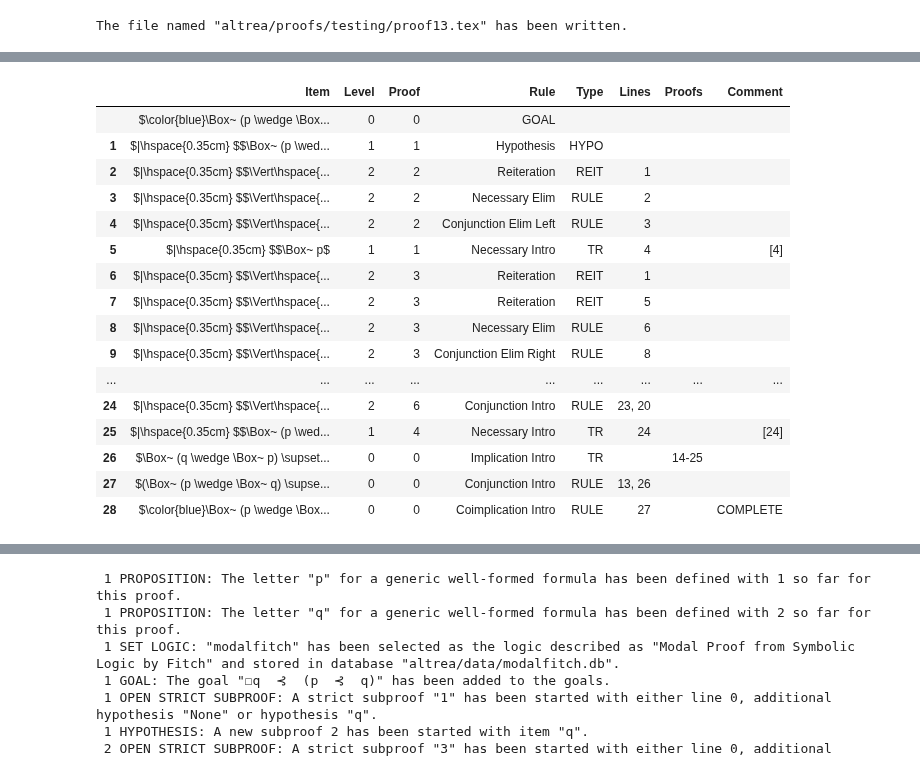
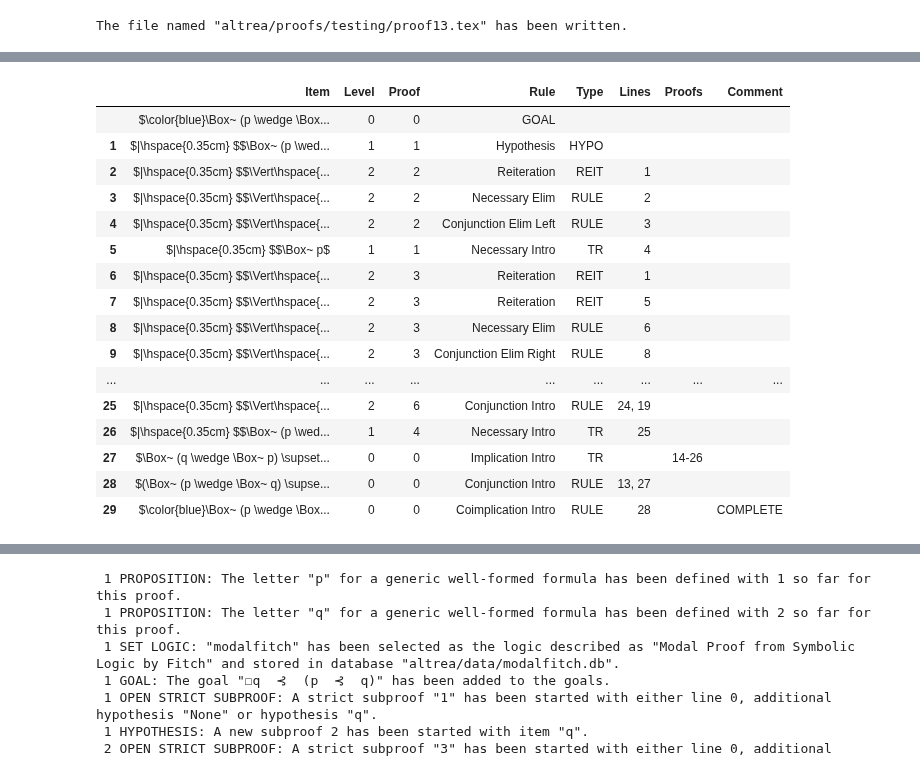
Before and after one commit to FrankHubeny/AltRea, a Jupyter notebook: modalfitch.ipynb, the cells around one changed output, grey strips where cells are left out. Cells and saved outputs as stored; diff of their text form; code cells hidden in the pictures.

```diff
--- a/modalfitch.ipynb
+++ b/modalfitch.ipynb
@@ -121,3 +117,12 @@ c.truthtable(useint=1)
 | 1 | 1 | $\parallel $ |  | 1 | $\color{green}\checkmark$ |
 | 2 | 0 | $\parallel $ |  | 0 | $\color{red}\chi$ |
 |  |  |  | Invalid |  |  |
+# %%
+from IPython.display import display, Math, Latex, display_markdown, HTML
+import pandas as pd
+pd.options.display.max_colwidth=500
+from altrea.wffs import *
+from altrea.rules import Proof
+c = Proof()
+c.setlogic("modalfitch")
+display(c.lemmas())
@@ -1046,61 +968,68 @@ from altrea.wffs import Wff, Implies, Not, Or, And, Necessary, StrictImplies, If
 from altrea.rules import Proof
 
 ex3 = Proof('ex3', 'Exercise 3', 'Exercise 3')
 p = ex3.proposition('p')
 q = ex3.proposition('q')
 ex3.setlogic('modalfitch')
+
 ex3.goal(Iff(Necessary(And(p, Necessary(q))), Necessary(And(q, Necessary(p)))))
-#ex3.hypothesis(Necessary(And(p, Necessary(q))))
+
+ex3.opensubproof()
 ex3.hypothesis(ex3.item(0).left)
-ex3.openstrictsubproof(1)
-#ex3.rule('nec elim', [And(p, Necessary(q))], [2])
+ex3.openstrictsubproof()
+ex3.reiterate(1)
 ex3.rule('nec elim', [ex3.item(2).wff], [2])
 ex3.rule('conj elim l', [p, Necessary(q)], [3])
-ex3.necessary_intro([4])
-ex3.openstrictsubproof(1)
+ex3.necessary_intro()
+ex3.openstrictsubproof()
+ex3.reiterate(1)
 ex3.reiterate(5)
-ex3.rule('nec elim', [And(p, Necessary(q))], [6])
+ex3.rule('nec elim', [ex3.item(6).wff], [6])
 ex3.rule('conj elim r', [p, Necessary(q)], [8])
 ex3.rule('nec elim', [q], [9])
 ex3.rule('conj intro', [q, Necessary(p)], [10, 7])
-ex3.necessary_intro([11])
+ex3.necessary_intro()
 ex3.implication_intro()
 
+ex3.opensubproof()
 ex3.hypothesis(ex3.item(0).right)
-ex3.openstrictsubproof(14)
+ex3.openstrictsubproof()
+ex3.reiterate(14)
 ex3.rule('nec elim', [ex3.item(15).wff], [15])
 ex3.rule('conj elim l', [ex3.item(16).left, ex3.item(16).right], [16])
-ex3.necessary_intro([17])
-ex3.openstrictsubproof(14)
+ex3.necessary_intro()
+ex3.openstrictsubproof()
 ex3.reiterate(18)
 ex3.rule('nec elim', [ex3.item(19).wff], [19])
-ex3.rule('conj elim r', [ex3.item(21).left, ex3.item(21).right], [21])
-ex3.rule('nec elim', [ex3.item(22).wff], [22])
-ex3.rule('conj intro', [ex3.item(23), ex3.item(20)], [23, 20])
-ex3.necessary_intro([24])
+ex3.reiterate(14)
+ex3.rule('nec elim', [ex3.item(21).wff], [21])
+ex3.rule('conj elim r', [ex3.item(22).left, ex3.item(22).right], [22])
+ex3.rule('nec elim', [ex3.item(23).wff], [23])
+ex3.rule('conj intro', [ex3.item(24), ex3.item(19)], [24, 19])
+ex3.necessary_intro()
 ex3.implication_intro()
-ex3.rule('conj intro', [ex3.item(13), ex3.item(26)], [13, 26])
-ex3.rule('coimp intro', [ex3.item(25), ex3.item(14)], [27])
-#display(ex3.rules())
+ex3.rule('conj intro', [ex3.item(13), ex3.item(27)], [13, 27])
+ex3.rule('coimp intro', [ex3.item(0).left, ex3.item(0).right], [28])
+
 display(ex3.thisproof())
 # %% [output]
 |  | Item | Level | Proof | Rule | Type | Lines | Proofs | Comment |
 |  | $\color{blue}\Box~ (p \wedge \Box... | 0 | 0 | GOAL |  |  |  |  |
 | 1 | $|\hspace{0.35cm} $$\Box~ (p \wed... | 1 | 1 | Hypothesis | HYPO |  |  |  |
 | 2 | $|\hspace{0.35cm} $$\Vert\hspace{... | 2 | 2 | Reiteration | REIT | 1 |  |  |
 | 3 | $|\hspace{0.35cm} $$\Vert\hspace{... | 2 | 2 | Necessary Elim | RULE | 2 |  |  |
 | 4 | $|\hspace{0.35cm} $$\Vert\hspace{... | 2 | 2 | Conjunction Elim Left | RULE | 3 |  |  |
-| 5 | $|\hspace{0.35cm} $$\Box~ p$ | 1 | 1 | Necessary Intro | TR | 4 |  | [4] |
+| 5 | $|\hspace{0.35cm} $$\Box~ p$ | 1 | 1 | Necessary Intro | TR | 4 |  |  |
 | 6 | $|\hspace{0.35cm} $$\Vert\hspace{... | 2 | 3 | Reiteration | REIT | 1 |  |  |
 | 7 | $|\hspace{0.35cm} $$\Vert\hspace{... | 2 | 3 | Reiteration | REIT | 5 |  |  |
 | 8 | $|\hspace{0.35cm} $$\Vert\hspace{... | 2 | 3 | Necessary Elim | RULE | 6 |  |  |
 | 9 | $|\hspace{0.35cm} $$\Vert\hspace{... | 2 | 3 | Conjunction Elim Right | RULE | 8 |  |  |
 | ... | ... | ... | ... | ... | ... | ... | ... | ... |
-| 24 | $|\hspace{0.35cm} $$\Vert\hspace{... | 2 | 6 | Conjunction Intro | RULE | 23, 20 |  |  |
-| 25 | $|\hspace{0.35cm} $$\Box~ (p \wed... | 1 | 4 | Necessary Intro | TR | 24 |  | [24] |
-| 26 | $\Box~ (q \wedge \Box~ p) \supset... | 0 | 0 | Implication Intro | TR |  | 14-25 |  |
-| 27 | $(\Box~ (p \wedge \Box~ q) \supse... | 0 | 0 | Conjunction Intro | RULE | 13, 26 |  |  |
-| 28 | $\color{blue}\Box~ (p \wedge \Box... | 0 | 0 | Coimplication Intro | RULE | 27 |  | COMPLETE |
+| 25 | $|\hspace{0.35cm} $$\Vert\hspace{... | 2 | 6 | Conjunction Intro | RULE | 24, 19 |  |  |
+| 26 | $|\hspace{0.35cm} $$\Box~ (p \wed... | 1 | 4 | Necessary Intro | TR | 25 |  |  |
+| 27 | $\Box~ (q \wedge \Box~ p) \supset... | 0 | 0 | Implication Intro | TR |  | 14-26 |  |
+| 28 | $(\Box~ (p \wedge \Box~ q) \supse... | 0 | 0 | Conjunction Intro | RULE | 13, 27 |  |  |
+| 29 | $\color{blue}\Box~ (p \wedge \Box... | 0 | 0 | Coimplication Intro | RULE | 28 |  | COMPLETE |
 # %%
 # Exercise 4 from Chapter 11
 
```
Also changed, not shown: parts of 26 cells of this notebook, 23 other files.
